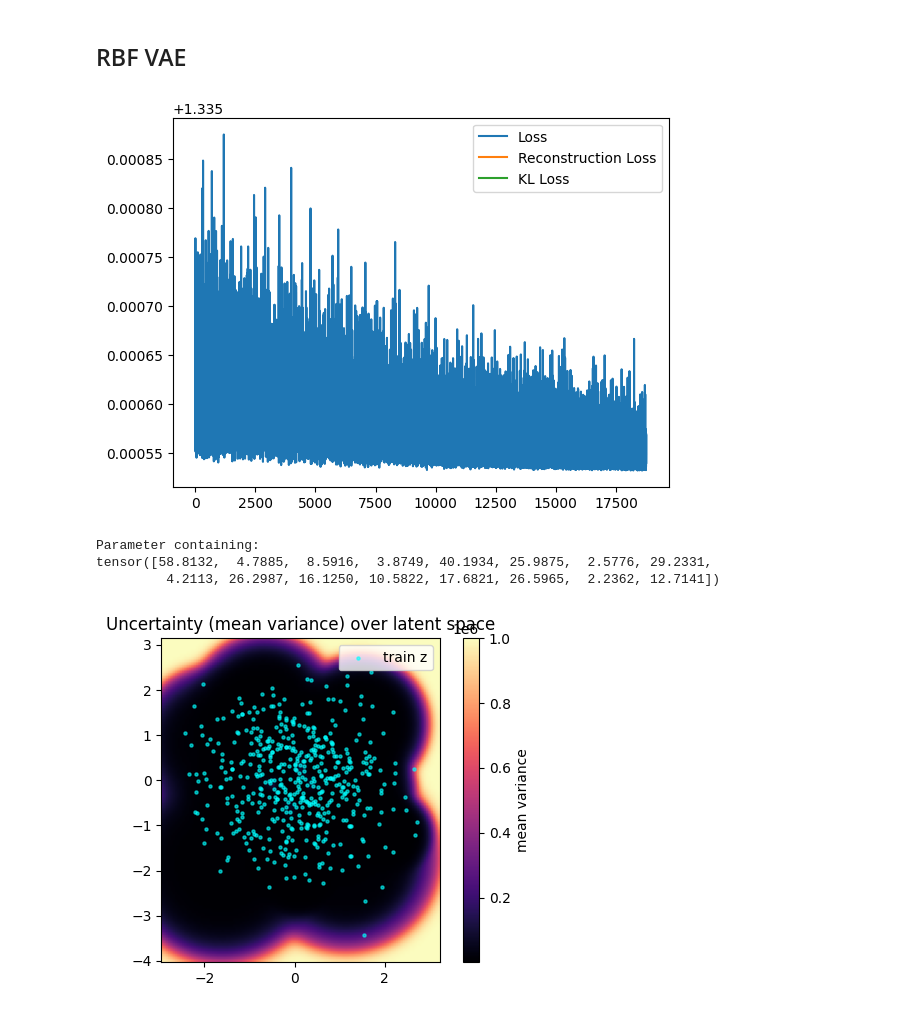
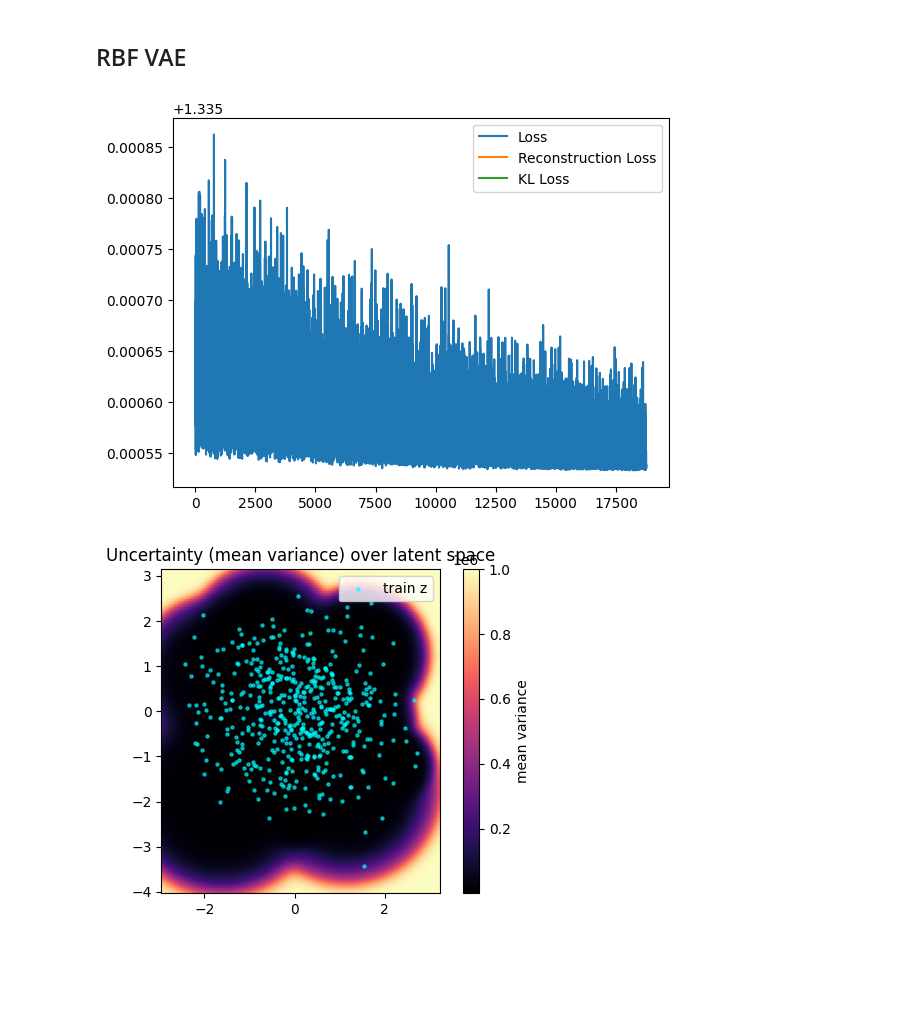
Before and after one commit to TrymNOHG/generative-uncertainty, a Jupyter notebook: training.ipynb, the cells around one changed output. Drawn from its saved outputs; the diff is of its cells as text; code cells hidden in the pictures; blank space fills up the shorter version.

```diff
--- a/training.ipynb
+++ b/training.ipynb
@@ -156,13 +156,14 @@ z_trainset = torch.utils.data.TensorDataset(z_train, y_train)
 z_trainloader = torch.utils.data.DataLoader(z_trainset, batch_size=train_params.batch_size, shuffle=True, num_workers=0)
 # %%
 from models.rbf import RBFNet
+import numpy as np
 
 num_clusters = 16
 a = 0.85
 
-z_train_np = z_train
+torch.save(z_train, 'pretrained_models/z_train.pt')
 
-rbf = RBFNet(z_train_np, output_dim=28*28, K=num_clusters, a=a)
+rbf = RBFNet(z_train, output_dim=28*28, K=num_clusters, a=a)
 # %%
 # TODO: Change the code below to train the RBF on encoded x_train dataset:
 
@@ -184,42 +185,36 @@ for epoch in trange(train_params.num_epochs):
         y_residual = (y-y_hat)**2 + eps
         y_residual = y_residual.clamp_max(1e6)
         new_y = 1 / y_residual # This is the inverse variance mentioned in the paper.
 
         losses = [rbf.loss(z, new_y)]
         total_loss = losses[0]
 
         # L2 regularization as recommended by the oddity paper
         # TODO: move l2 reg into model?
         l2_norm = sum(p.pow(2).sum() for p in model.parameters())
         total_loss += lambda_reg * l2_norm
 
         # Backward pass
         optimizer.zero_grad()
         total_loss.backward()
         # torch.nn.utils.clip_grad_norm_(model.parameters(), max_norm=5.0)
         optimizer.step()
 
         for i, loss in enumerate(losses):
             total_losses[i].append(loss.item())
 
         # This code should be altered to clamp the W weights to be positive.
         rbf.W.weight.data.clamp_(min=0)
 
 
+torch.save(rbf.state_dict(), f"./pretrained_models/{rbf.short_name()}.pth")
+
 for loss in total_losses:
     plt.plot(loss)
 plt.legend(loss_legend)
 plt.show()
-
-torch.save(model.state_dict(), f"./pretrained_models/{model.short_name()}.pth")
 # %% [output]
-[figure, old version]
+[figure, new version]
-# %%
-print(rbf.bandwidths)
-# %% [output]
-Parameter containing:
-tensor([58.8132,  4.7885,  8.5916,  3.8749, 40.1934, 25.9875,  2.5776, 29.2331,
-         4.2113, 26.2987, 16.1250, 10.5822, 17.6821, 26.5965,  2.2362, 12.7141])
 # %%
 # Visualization code from ChatGPT
 
```
Also changed, not shown: parts of 11 cells of this notebook, 15 other files.
